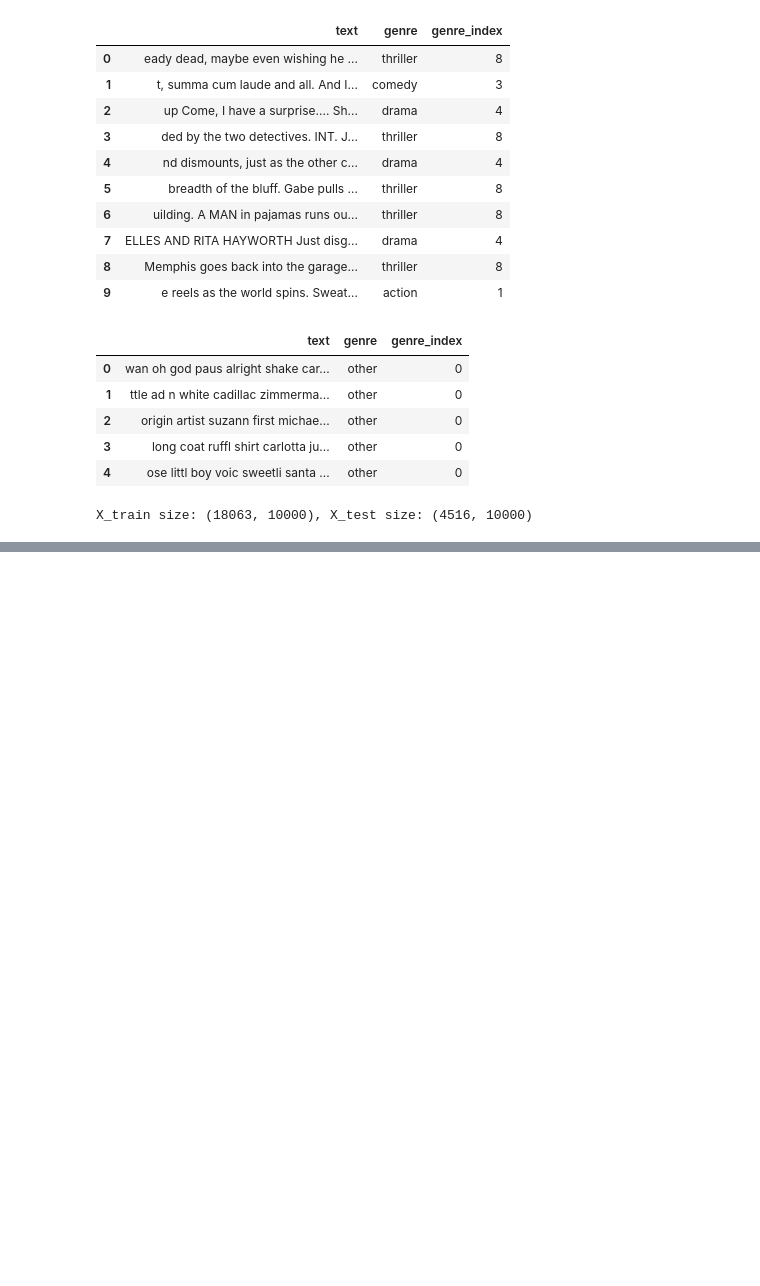
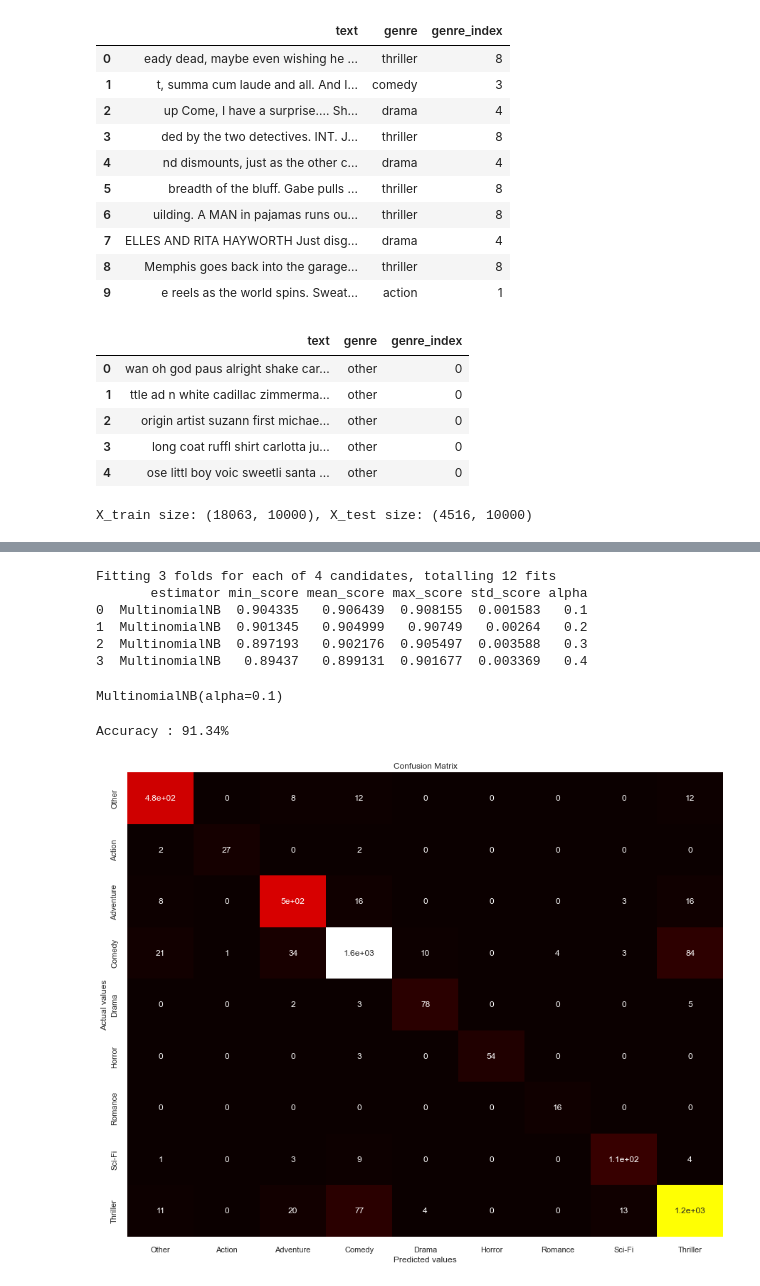
Before and after one commit to rcsjunior1987/AI, a Jupyter notebook: movie_reviews_classification/main.ipynb, the cells around one changed output, grey strips where cells are left out. Cells and saved outputs as stored; diff of their text form; code cells hidden in the pictures; blank space fills up the shorter version.

```diff
--- a/movie_reviews_classification/main.ipynb
+++ b/movie_reviews_classification/main.ipynb
@@ -126,0 +133,47 @@ Index: []
+# %%
+## It is decided to use Ada boots classifier Bayes
+from sklearn.naive_bayes import MultinomialNB
+
+classifier = MultinomialNB(alpha=0.1)
+# %%
+# Apply the model into searchCV to find the best params
+model = { 'MultinomialNB': MultinomialNB() }
+
+params = { 'MultinomialNB':  { 'alpha': [0.1, 0.2, 0.3, 0.4] } }
+
+func.get_grid_searchCV_scores(model, params, X_train, y_train)
+# %% [output]
+Fitting 3 folds for each of 4 candidates, totalling 12 fits
+       estimator min_score mean_score max_score std_score alpha
+0  MultinomialNB  0.904335   0.906439  0.908155  0.001583   0.1
+1  MultinomialNB  0.901345   0.904999   0.90749   0.00264   0.2
+2  MultinomialNB  0.897193   0.902176  0.905497  0.003588   0.3
+3  MultinomialNB   0.89437   0.899131  0.901677  0.003369   0.4
+# %%
+# Fits the model
+classifier.fit(X_train, y_train)
+# %% [output]
+MultinomialNB(alpha=0.1)
+# %%
+# Predicting the Test set results
+y_pred = classifier.predict(X_test)
+
+# Calculating Accuracy
+from sklearn.metrics import accuracy_score, confusion_matrix, classification_report
+
+score1 = accuracy_score(y_test, y_pred)
+print("Accuracy : {}%".format(round(score1*100,2)))
+# %% [output]
+Accuracy : 91.34%
+# %%
+cm = confusion_matrix(y_test, y_pred)
+# %%
+plt.figure(figsize=(15,12))
+axis_labels = ['Other', 'Action', 'Adventure', 'Comedy', 'Drama', 'Horror', 'Romance', 'Sci-Fi', 'Thriller']
+sns.heatmap(data=cm, annot=True, cmap='hot', xticklabels=axis_labels, yticklabels=axis_labels,cbar=False)
+plt.xlabel('Predicted values')
+plt.ylabel('Actual values')
+plt.title('Confusion Matrix')
+plt.show()
+# %% [output]
+[figure, added]
```
Also changed, not shown: parts of 11 cells of this notebook, 4 other files.
